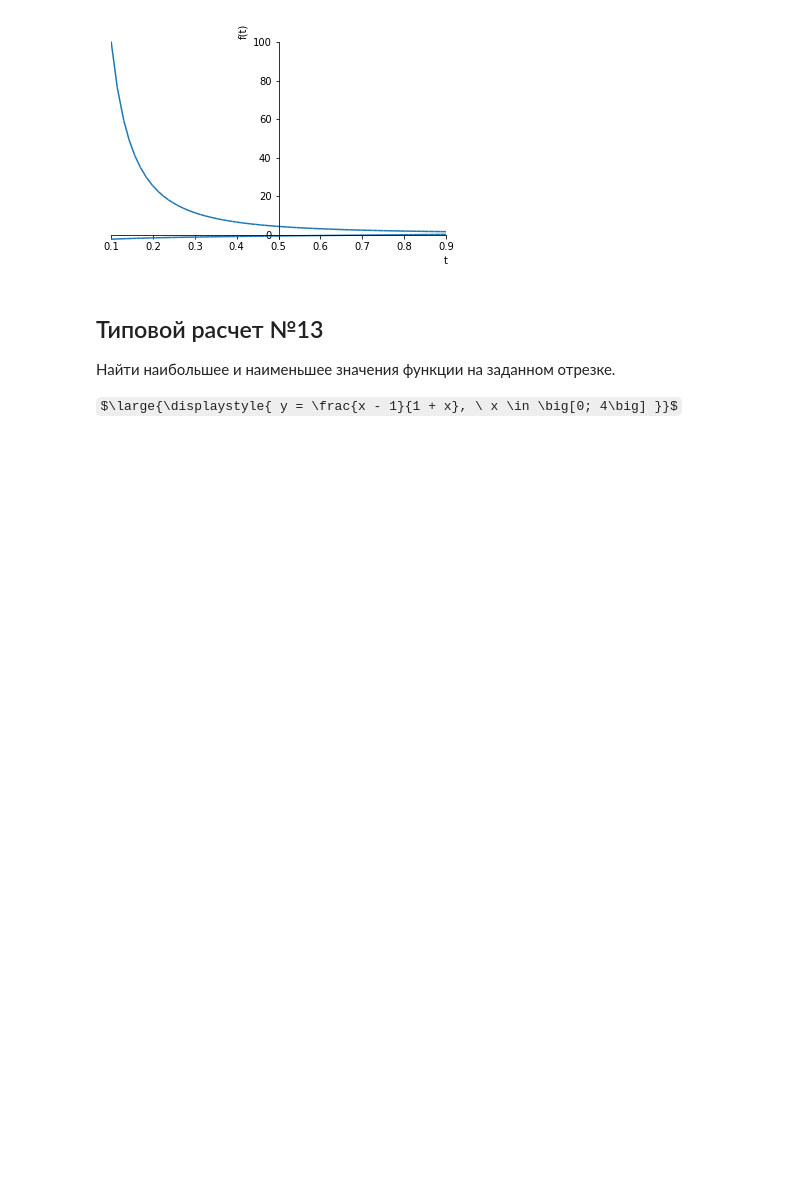
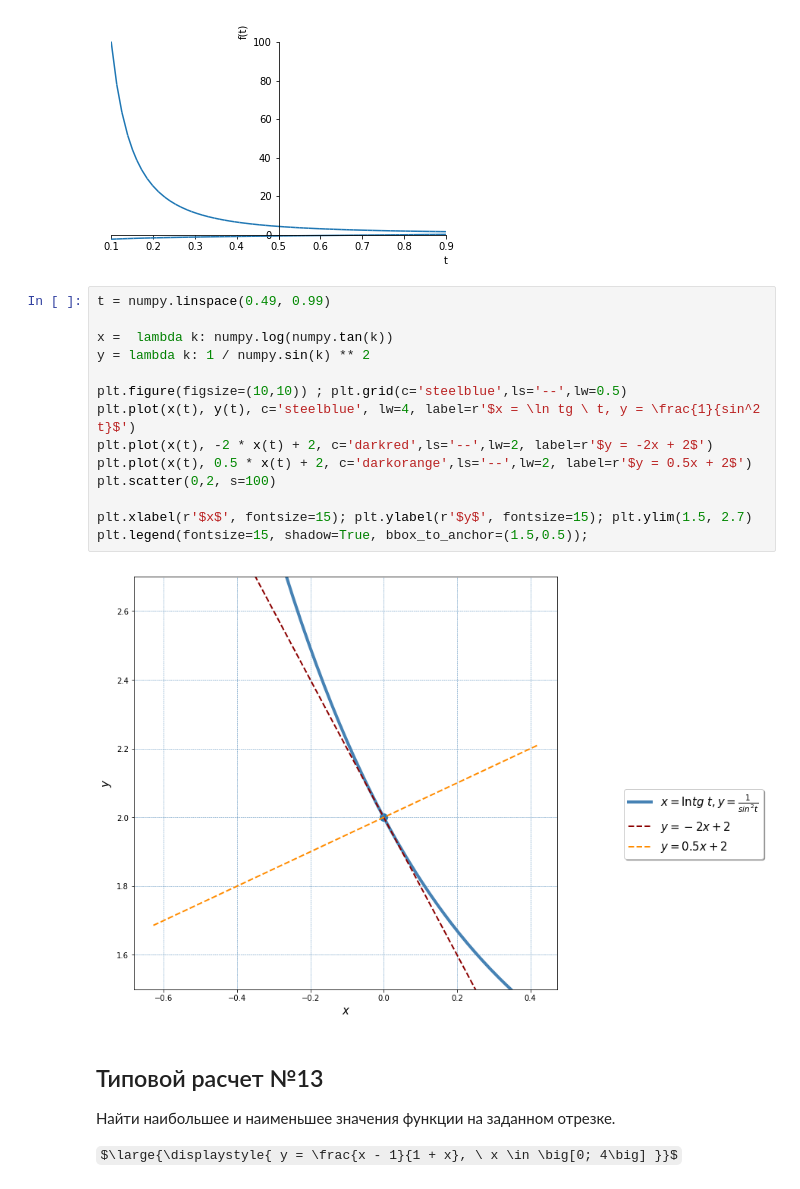
Before and after one commit to OlgaBelitskaya/math_20182019, a Jupyter notebook: mathanalysis_standardcalc209-215.ipynb, the cells around one changed output. Saved outputs shown, nothing was run; the diff lists cells and outputs as text; some formulas as TeX source; blank space fills up the shorter version.

```diff
--- a/mathanalysis_standardcalc209-215.ipynb
+++ b/mathanalysis_standardcalc209-215.ipynb
@@ -215,6 +259,22 @@ y = 1 / sin(t) ** 2
 plot(x,y, (t, 0.1,0.9));
 # %% [output]
 [figure]
+# %%
+t = numpy.linspace(0.49, 0.99)
+
+x =  lambda k: numpy.log(numpy.tan(k))
+y = lambda k: 1 / numpy.sin(k) ** 2
+
+plt.figure(figsize=(10,10)) ; plt.grid(c='steelblue',ls='--',lw=0.5)
+plt.plot(x(t), y(t), c='steelblue', lw=4, label=r'$x = \ln tg \ t, y = \frac{1}{sin^2 t}$')
+plt.plot(x(t), -2 * x(t) + 2, c='darkred',ls='--',lw=2, label=r'$y = -2x + 2$')
+plt.plot(x(t), 0.5 * x(t) + 2, c='darkorange',ls='--',lw=2, label=r'$y = 0.5x + 2$')
+plt.scatter(0,2, s=100)
+
+plt.xlabel(r'$x$', fontsize=15); plt.ylabel(r'$y$', fontsize=15); plt.ylim(1.5, 2.7)
+plt.legend(fontsize=15, shadow=True, bbox_to_anchor=(1.5,0.5));
+# %% [output]
+[figure, added]
 # %% [markdown]
 ## Типовой расчет №13
 
```
Also changed, not shown: parts of 7 cells of this notebook.
